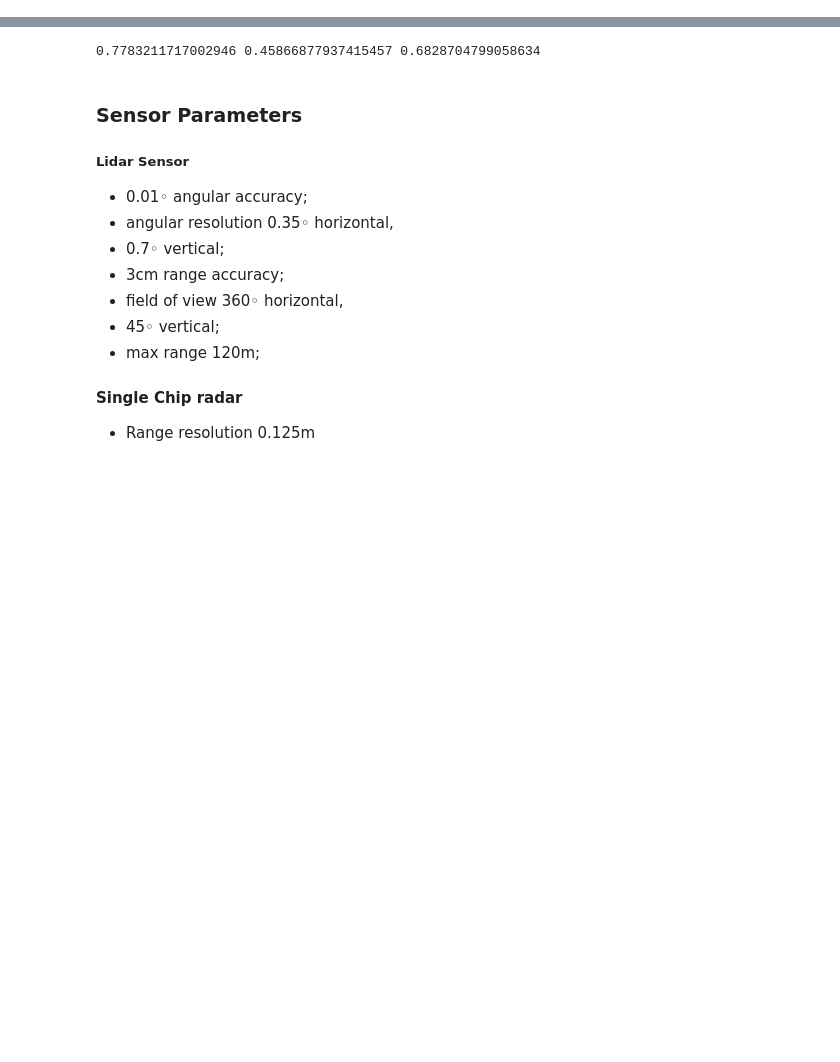
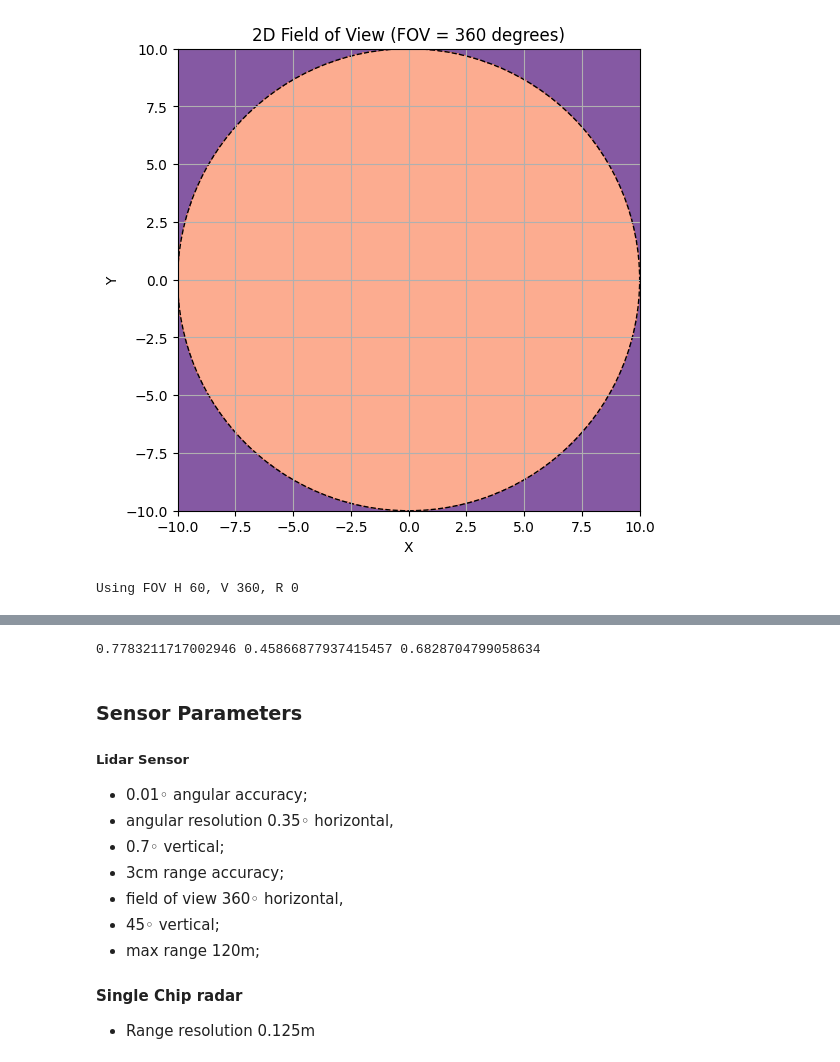
Before and after one commit to annzb/mapless-navigation, a Jupyter notebook: run.ipynb, the cells around one changed output, grey strips where cells are left out. Drawn from its saved outputs; the diff is of its cells as text; code cells hidden in the pictures; blank space fills up the shorter version.

```diff
--- a/run.ipynb
+++ b/run.ipynb
@@ -24,0 +52,49 @@ target_run = 'ec_hallways_run0'
+# %%
+R = 10
+x_fov, z_fov = 360, 360
+
+x = np.linspace(-R, R, 500)
+y = np.linspace(-R, R, 500)
+z = np.linspace(-R, R, 500)
+X, Y, Z = np.meshgrid(x, y, z)
+
+c1 = (X**2 + Y**2 + Z**2) <= R**2
+c2_x = Y >= X / np.tan(np.radians(x_fov/2))
+c3_x = Y >= -X / np.tan(np.radians(x_fov/2))
+c2_z = Y >= Z / np.tan(np.radians(z_fov/2))
+c3_z = Y >= -Z / np.tan(np.radians(z_fov/2))
+
+inside_fov = c1
+
+if 0 < x_fov < 180:
+    inside_fov = inside_fov & c2_x & c3_x
+else: # 180 <= x_fov <= 360:
+    inside_fov = inside_fov & (c2_x | c3_x)
+
+if 0 < z_fov < 180:
+    inside_fov = inside_fov & c2_z & c3_z
+else: # 180 <= z_fov <= 360:
+    inside_fov = inside_fov & (c2_z | c3_z)
+# %%
+plt.figure(figsize=(6,6))
+plt.contourf(X, Y,  c1 & (c2 | c3), levels=1, cmap='magma', alpha=0.7)
+plt.gca().set_aspect('equal')
+
+# Plot the circle boundary
+circle = plt.Circle((0, 0), R, color='black', fill=False, linestyle='--')
+plt.gca().add_artist(circle)
+
+# Add labels and title
+plt.title(f"2D Field of View (FOV = {fov} degrees)")
+plt.xlabel("X")
+plt.ylabel("Y")
+plt.grid(True)
+
+# Display the plot
+plt.show()
+# %% [output]
+[figure, added]
+# %%
+filter_cloud(horizontal_fov=60, vertical_fov=360, max_range=0)
+# %% [output]
+Using FOV H 60, V 360, R 0
```
Also changed, not shown: parts of 8 cells of this notebook, 5 other files.
